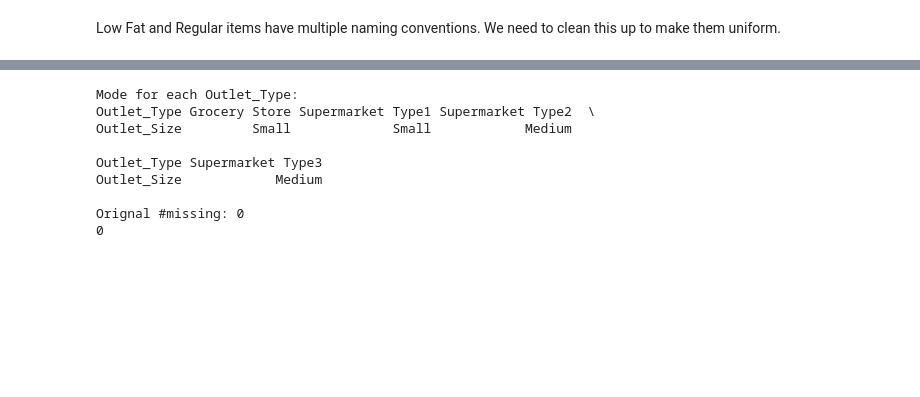
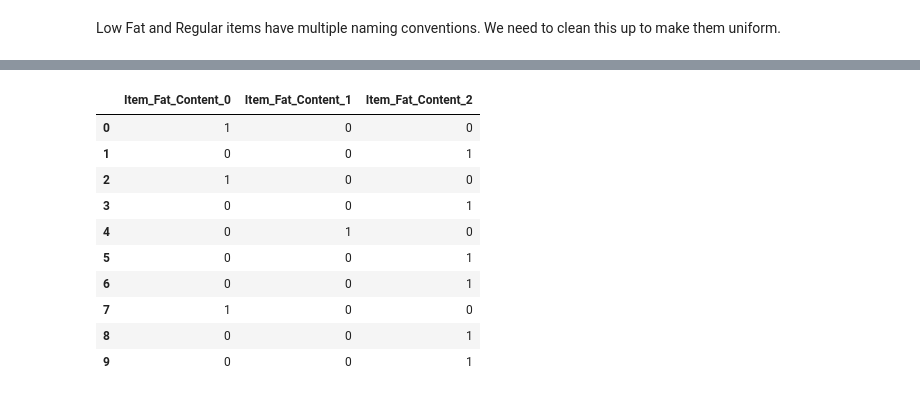
Before and after one commit to HYPERTONE/Analytics, a Jupyter notebook: Mart.ipynb, the cells around one changed output, grey strips where cells are left out. Cells and saved outputs as stored; diff of their text form; code cells hidden in the pictures; blank space fills up the shorter version.

```diff
--- a/Mart.ipynb
+++ b/Mart.ipynb
@@ -177,0 +275,10 @@ Orignal #missing: %d
+# %%
+# Change categories of low fat:
+print('Original Categories:')
+print(data['Item_Fat_Content'].value_counts())
+
+print('\nModified Categories:')
+data['Item_Fat_Content'] = data['Item_Fat_Content'].replace({'LF':'Low Fat',
+                                                             'reg':'Regular',
+                                                             'low fat':'Low Fat'})
+print(data['Item_Fat_Content'].value_counts())
@@ -177,0 +300,4 @@ Orignal #missing: %d
+# %%
+# Mark non-consumables as separate category in low_fat:
+data.loc[data['Item_Type_Combined']=="Non-Consumable",'Item_Fat_Content'] = "Non-Edible"
+data['Item_Fat_Content'].value_counts()
@@ -177,0 +311,12 @@ Orignal #missing: %d
+# %%
+# Import library:
+
+from sklearn.preprocessing import LabelEncoder
+le = LabelEncoder()
+
+# New variable for outlet
+data['Outlet'] = le.fit_transform(data['Outlet_Identifier'])
+var_mod = ['Item_Fat_Content','Outlet_Location_Type','Outlet_Size','Item_Type_Combined','Outlet_Type','Outlet']
+le = LabelEncoder()
+for i in var_mod:
+    data[i] = le.fit_transform(data[i])
@@ -177,0 +327,6 @@ Orignal #missing: %d
+# %%
+# One Hot Coding
+data = pd.get_dummies(data, columns=['Item_Fat_Content','Outlet_Location_Type','Outlet_Size','Outlet_Type',
+                              'Item_Type_Combined','Outlet'])
+
+data.dtypes
@@ -178,28 +351,14 @@ Orignal #missing: %d
 # %%
-data.head()
+data[['Item_Fat_Content_0','Item_Fat_Content_1','Item_Fat_Content_2']].head(10)
+# %% [output]
+|  | Item_Fat_Content_0 | Item_Fat_Content_1 | Item_Fat_Content_2 |
+| 0 | 1 | 0 | 0 |
+| 1 | 0 | 0 | 1 |
+| 2 | 1 | 0 | 0 |
+| 3 | 0 | 0 | 1 |
+| 4 | 0 | 1 | 0 |
+| 5 | 0 | 0 | 1 |
+| 6 | 0 | 0 | 1 |
+| 7 | 1 | 0 | 0 |
+| 8 | 0 | 0 | 1 |
+| 9 | 0 | 0 | 1 |
-# %%
-#Import mode function:
-from scipy.stats import mode
-
-#Determing the mode for each
-outlet_size_mode = data.pivot_table(values='Outlet_Size', columns='Outlet_Type',aggfunc=(lambda x:mode(x).mode[0]) )
-print('Mode for each Outlet_Type:')
-print(outlet_size_mode)
-
-#Get a boolean variable specifying missing Item_Weight values
-miss_bool = data['Outlet_Size'].isnull()
-
-#Impute data and check #missing values before and after imputation to confirm
-print('\nOrignal #missing: %d'% sum(miss_bool))
-data.loc[miss_bool,'Outlet_Size'] = data.loc[miss_bool,'Outlet_Type'].apply(lambda x: outlet_size_mode[x])
-print(sum(data['Outlet_Size'].isnull()))
-# %% [output]
-Mode for each Outlet_Type:
-Outlet_Type Grocery Store Supermarket Type1 Supermarket Type2  \
-Outlet_Size         Small             Small            Medium
-
-Outlet_Type Supermarket Type3
-Outlet_Size            Medium
-
-Orignal #missing: 0
-0
```
Also changed, not shown: parts of 28 cells of this notebook.
